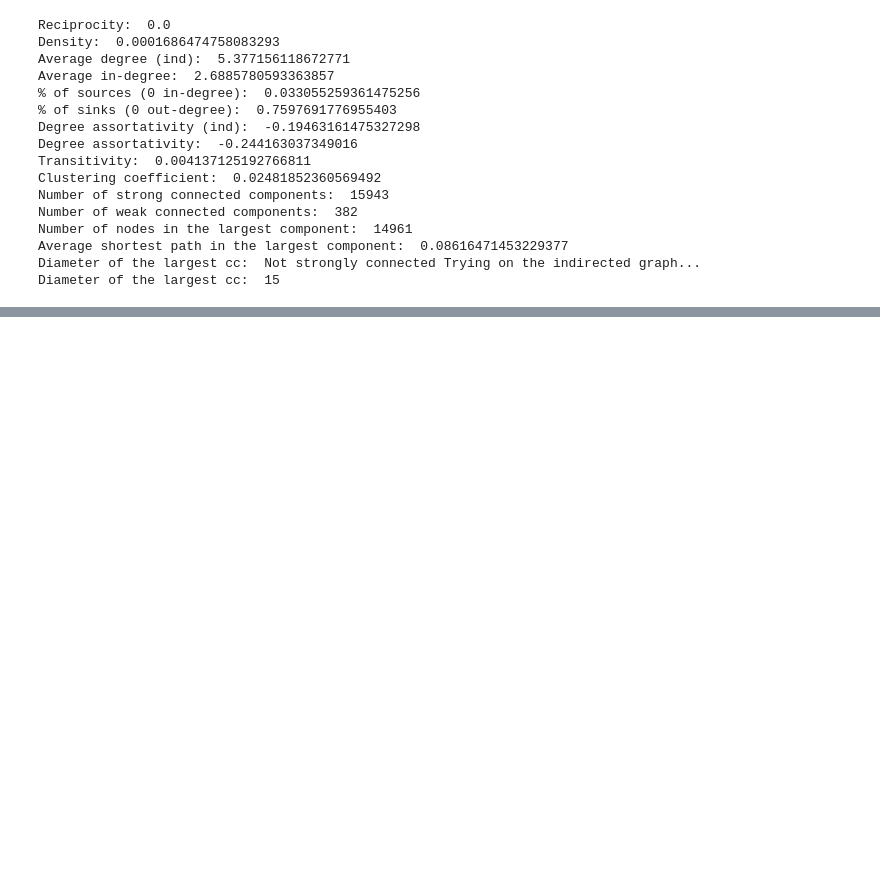
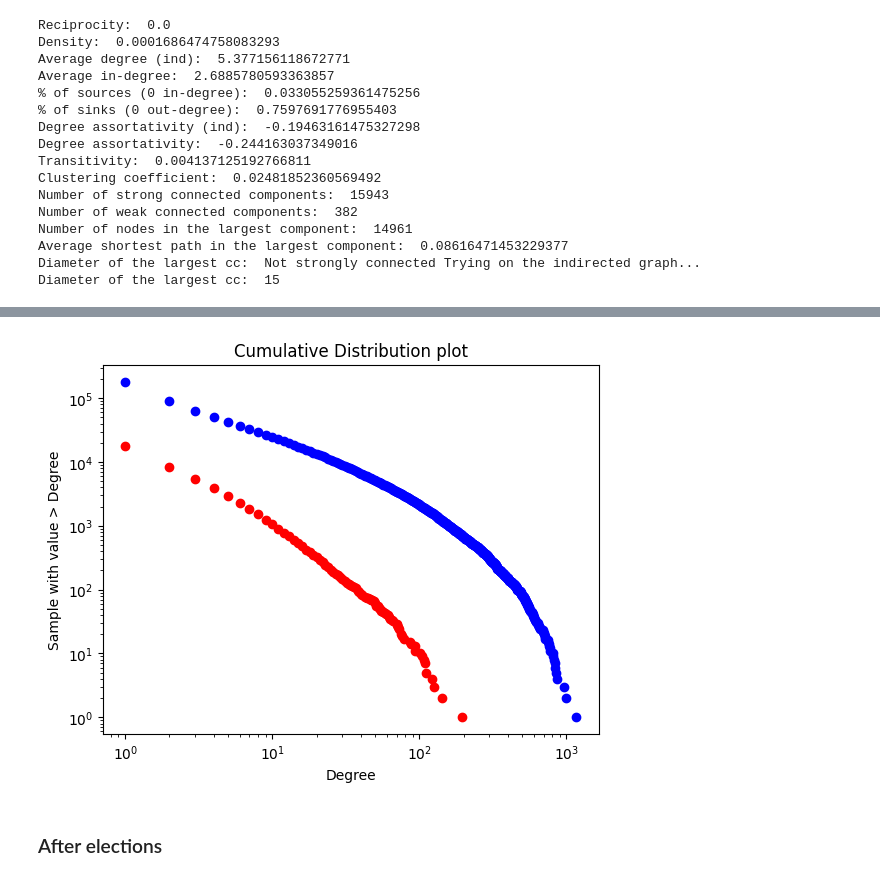
Before and after one commit to ariannap13/hidden-swing-voters, a Jupyter notebook: src/SNAM/network_creation/network_stats.ipynb, the cells around one changed output, grey strips where cells are left out. Drawn from its saved outputs; the diff is of its cells as text; code cells hidden in the pictures; blank space fills up the shorter version.

```diff
--- a/src/SNAM/network_creation/network_stats.ipynb
+++ b/src/SNAM/network_creation/network_stats.ipynb
@@ -415,0 +449,3 @@ Diameter of the largest cc:  15
+# %%
+deg_during, cs_during = eval_ccdf(during_graph)
+deg_during_backbone, cs_during_backbone = eval_ccdf(during_graph_backbone)
@@ -415,0 +456,11 @@ Diameter of the largest cc:  15
+# %%
+plt.loglog(deg_during, cs_during, 'bo')
+plt.loglog(deg_during_backbone, cs_during_backbone, 'ro')
+plt.title("Cumulative Distribution plot")
+plt.ylabel("Sample with value > Degree")
+plt.xlabel("Degree")
+plt.show()
+# %% [output]
+[figure, added]
+# %% [markdown]
+### After elections
```
Also changed, not shown: parts of 14 cells of this notebook.
